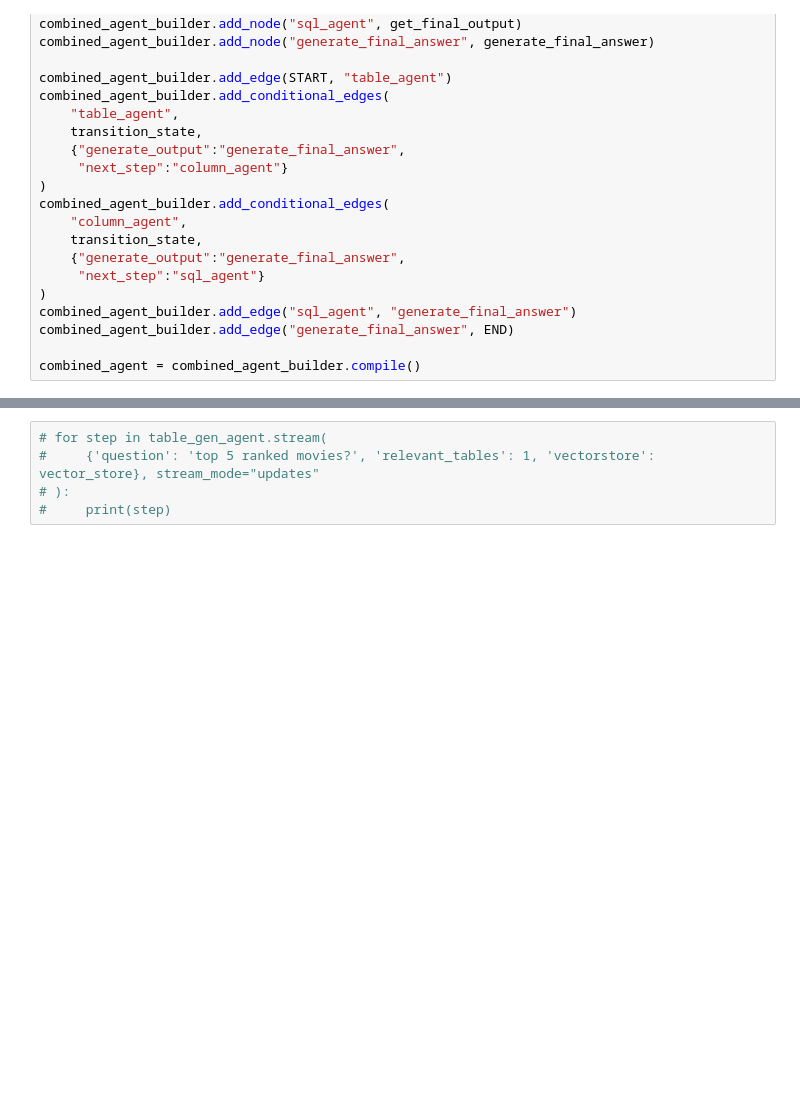
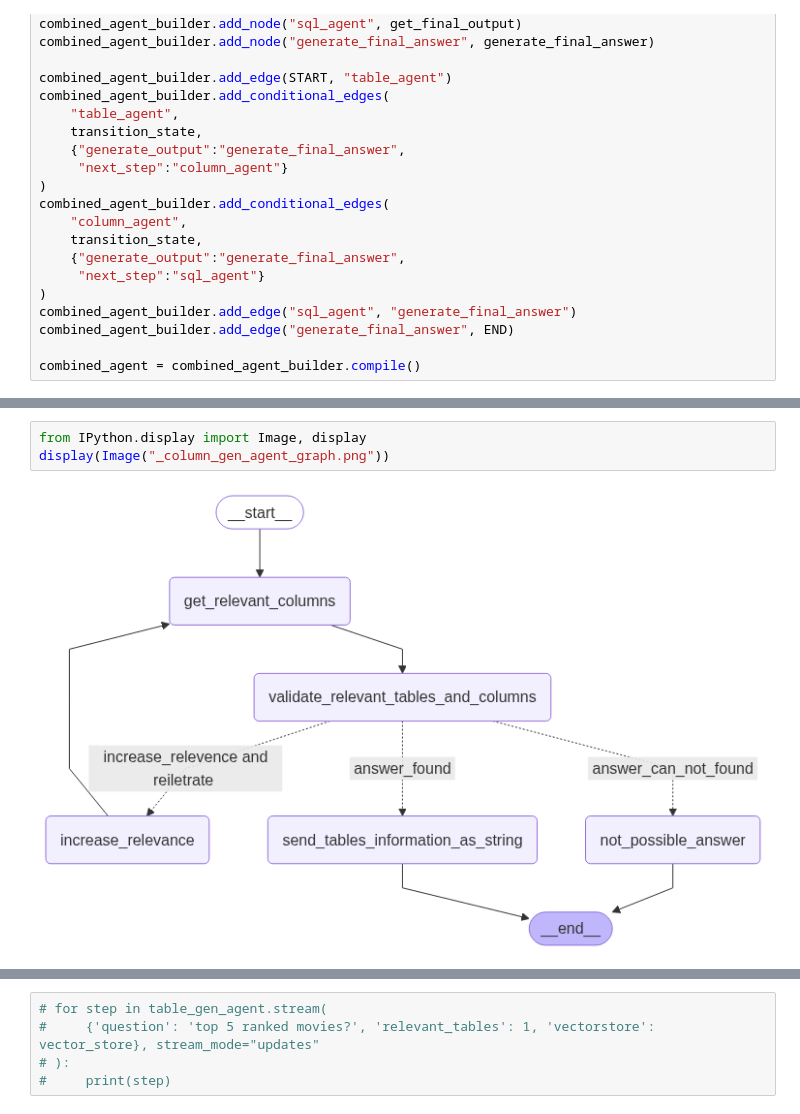
Before and after one commit to gitclub-data/Agentic-AI, a Jupyter notebook: Natual_language_Query_Answers_From_Database.ipynb, the cells around one changed output, grey strips where cells are left out. Cells and saved outputs as stored; diff of their text form; blank space fills up the shorter version.

```diff
--- a/Natual_language_Query_Answers_From_Database.ipynb
+++ b/Natual_language_Query_Answers_From_Database.ipynb
@@ -1240,0 +1196,5 @@ display(Image(filename=graph_path))
+# %%
+from IPython.display import Image, display
+display(Image("_column_gen_agent_graph.png"))
+# %% [output]
+[figure, added]
```
Also changed, not shown: parts of 11 cells of this notebook.
